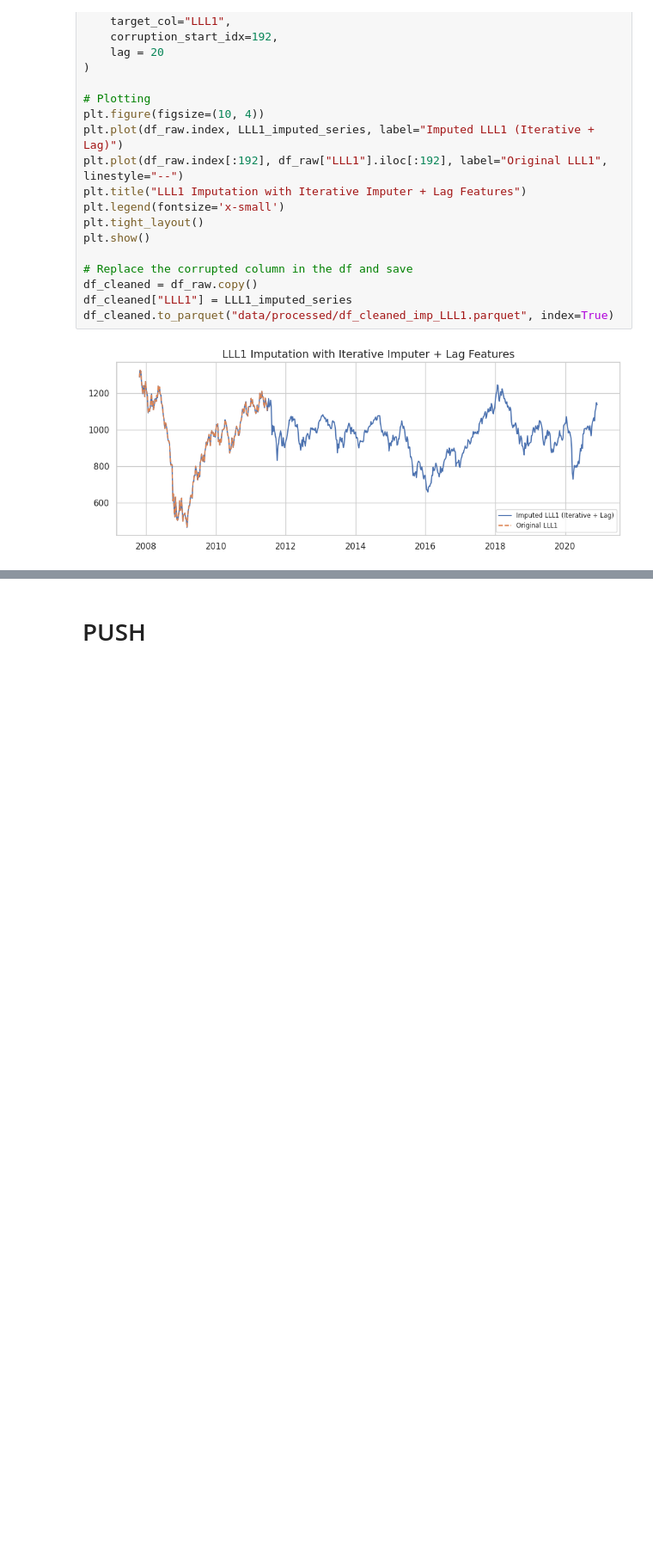
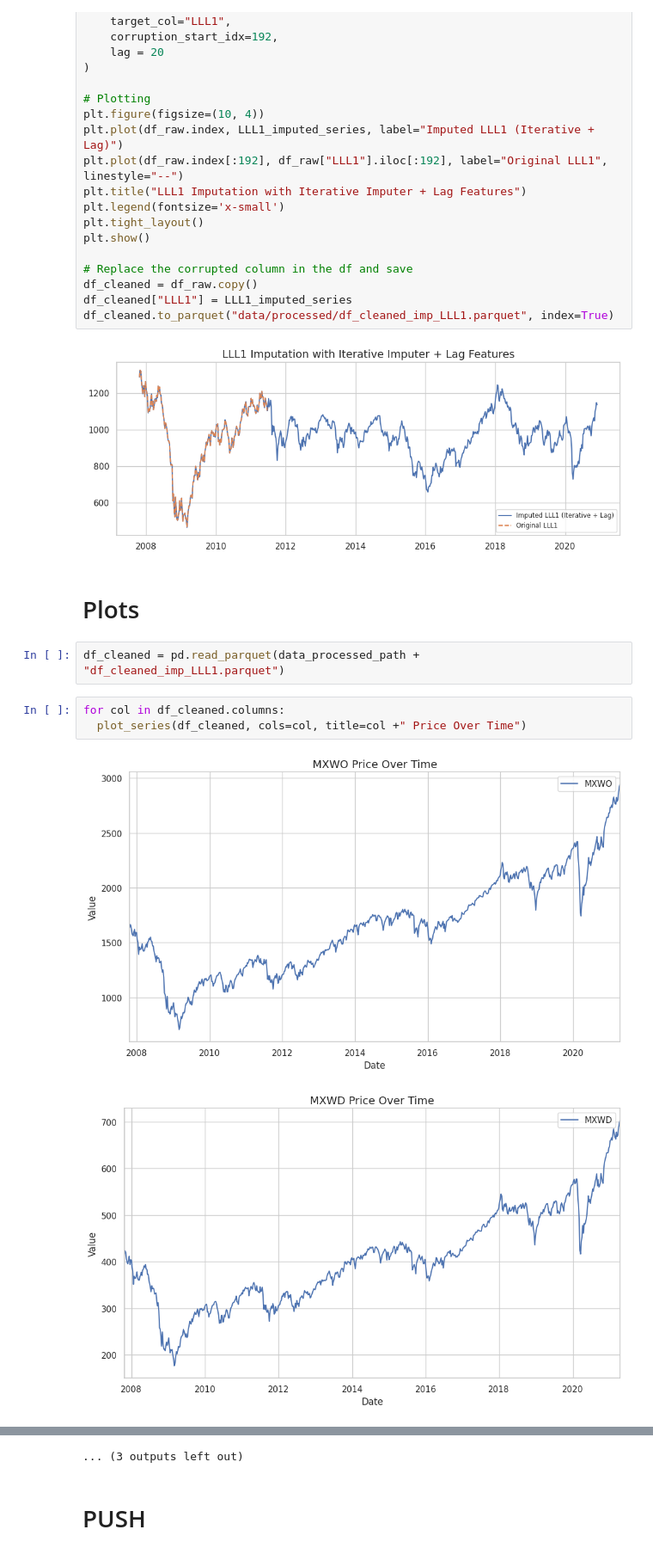
Before and after one commit to jacopo-raffaeli/portfolio-replica, a Jupyter notebook: notebooks/01_Exploratory_Data_Analysis.ipynb, the cells around one changed output, grey strips where cells are left out. Shown at 86% size. Drawn from its saved outputs; the diff is of its cells as text; blank space fills up the shorter version.

Commit message:
feat: Add plots function

```diff
--- a/notebooks/01_Exploratory_Data_Analysis.ipynb
+++ b/notebooks/01_Exploratory_Data_Analysis.ipynb
@@ -266,3 +401,13 @@ df_cleaned["LLL1"] = LLL1_imputed_series
 df_cleaned.to_parquet("data/processed/df_cleaned_imp_LLL1.parquet", index=True)
 # %% [output]
 [figure]
+# %% [markdown]
+# Plots
+# %%
+df_cleaned = pd.read_parquet(data_processed_path + "df_cleaned_imp_LLL1.parquet")
+# %%
+for col in df_cleaned.columns:
+  plot_series(df_cleaned, cols=col, title=col +" Price Over Time")
+# %% [output]
+[figure, added]
+[figure, added]
@@ -269,2 +424,3 @@ df_cleaned.to_parquet("data/processed/df_cleaned_imp_LLL1.parquet", index=True)
+... (3 outputs left out)
 # %% [markdown]
 # PUSH
```
Also changed, not shown: parts of 11 cells of this notebook.
